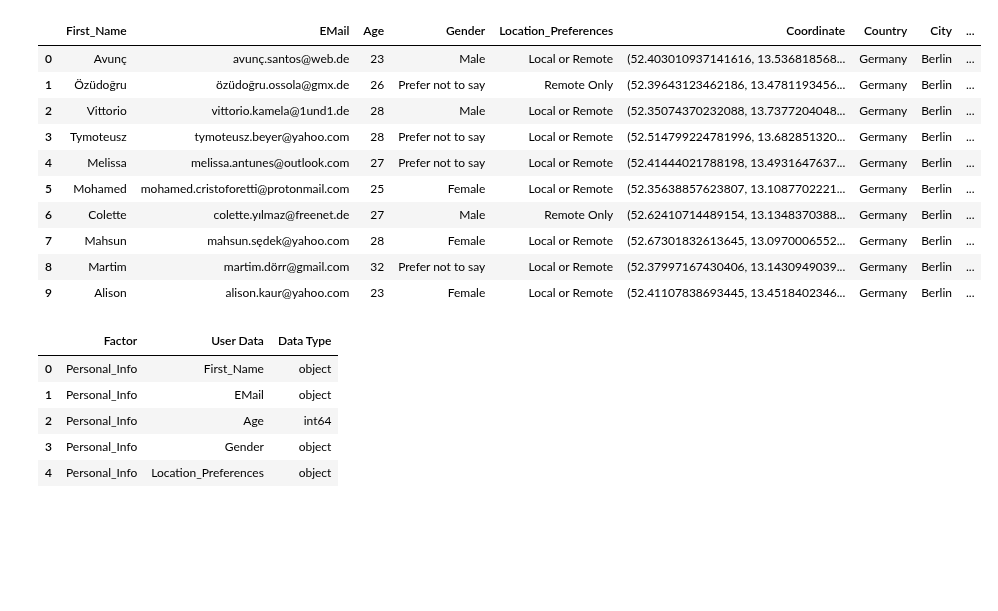
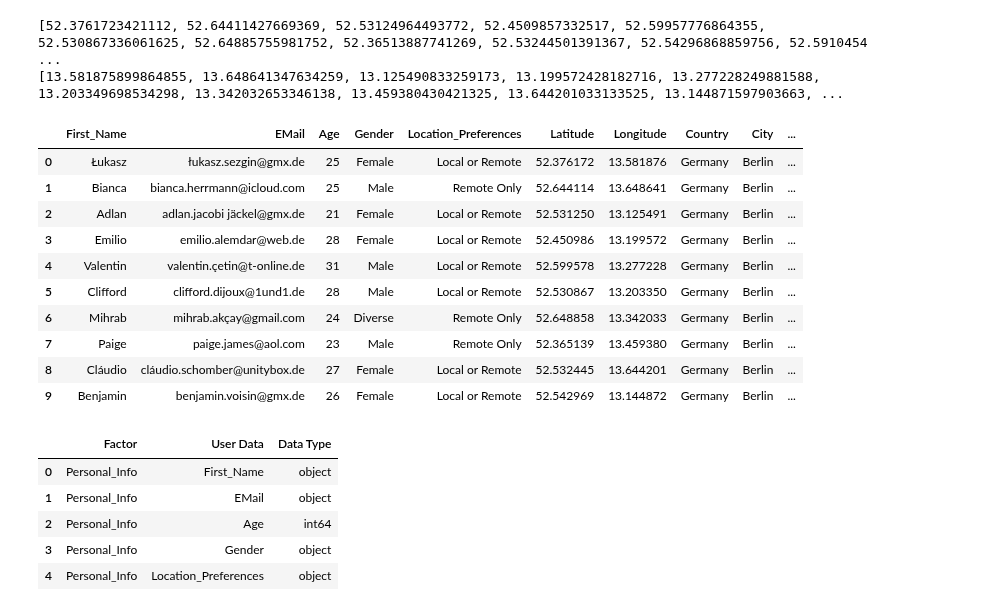
Before and after one commit to TechLabs-Berlin/ws24-skillswap, a Jupyter notebook: DS/data/01_raw/01_Personal_info.ipynb, the cells around one changed output. Cells and saved outputs as stored; diff of their text form; code cells hidden in the pictures; blank space fills up the shorter version.

```diff
--- a/DS/data/01_raw/01_Personal_info.ipynb
+++ b/DS/data/01_raw/01_Personal_info.ipynb
@@ -134,13 +137,20 @@ def generate_random_coordinates():
     return latitude, longitude
 # %%
 # Generate 750 random coordinates in Berlin
-for _ in range(750):
+for _ in range(users):
     latitude, longitude = generate_random_coordinates()
-    Coordinate.append((latitude, longitude))
+    Latitude.append(latitude)
+    Longitude.append(longitude)
+
+print(Latitude)
+print(Longitude)
+# %% [output]
+[52.3761723421112, 52.64411427669369, 52.53124964493772, 52.4509857332517, 52.59957776864355, 52.530867336061625, 52.64885755981752, 52.36513887741269, 52.53244501391367, 52.54296868859756, 52.5910454 ...
+[13.581875899864855, 13.648641347634259, 13.125490833259173, 13.199572428182716, 13.277228249881588, 13.203349698534298, 13.342032653346138, 13.459380430421325, 13.644201033133525, 13.144871597903663, ...
 # %%
 
 # Generate "Country" and "City" (Only Germany and Berlin)
-for _ in range(750):
+for _ in range(users):
     Country.append("Germany")
     City.append("Berlin")
 # %%
@@ -175,7 +185,7 @@ def generate_languages_spoken():
     languages_spoken = random.sample(most_spoken_languages, min(num_languages, len(most_spoken_languages)))
     return languages_spoken
 
-for _ in range(750):
+for _ in range(users):
     Languages_Preferred.append(generate_languages_spoken())
 # %%
 # Create "Last Seen" Data
@@ -191,14 +201,14 @@ answer_probabilities = {
 }
 
 count = 0
-while count < 750:
+while count < users:
     answer = random.choices(list(answer_probabilities.keys()), weights=list(answer_probabilities.values()))[0]
     Last_Seen.append(answer)
     count += 1
-    if count >= 750:
+    if count >= users:
         break
 
-Last_Seen = Last_Seen[:750]
+Last_Seen = Last_Seen[:users]
 # %%
 # Create "Response Time" Data
 # Define possible answers
@@ -212,45 +222,46 @@ answer_probabilities = {
 }
 
 count = 0
-while count < 750:
+while count < users:
     answer = random.choices(list(answer_probabilities.keys()), weights=list(answer_probabilities.values()))[0]
     Response_Time.append(answer)
     count += 1
-    if count >= 750:
+    if count >= users:
         break
 
-Response_Time = Response_Time[:750]
+Response_Time = Response_Time[:users]
 # %%
 # Create Data frame
 
 table = {
     'First_Name': First_Name,
     'EMail': EMail,
     'Age': Age,
     'Gender': Gender,
     'Location_Preferences' : Location_Preferences,
-    'Coordinate': Coordinate,
+    'Latitude' : Latitude,
+    'Longitude' : Longitude,
     'Country': Country,
     'City': City,
     'Languages_Preferred': Languages_Preferred,
     'Last_Seen': Last_Seen,
     'Response_Time': Response_Time
 }
 
 Personal_Info = pd.DataFrame(table)
 Personal_Info.head(10)
 # %% [output]
-|  | First_Name | EMail | Age | Gender | Location_Preferences | Coordinate | Country | City | ... |
-| 0 | Avunç | avunç.santos@web.de | 23 | Male | Local or Remote | (52.403010937141616, 13.536818568... | Germany | Berlin | ... |
-| 1 | Özüdoğru | özüdoğru.ossola@gmx.de | 26 | Prefer not to say | Remote Only | (52.39643123462186, 13.4781193456... | Germany | Berlin | ... |
-| 2 | Vittorio | vittorio.kamela@1und1.de | 28 | Male | Local or Remote | (52.35074370232088, 13.7377204048... | Germany | Berlin | ... |
-| 3 | Tymoteusz | tymoteusz.beyer@yahoo.com | 28 | Prefer not to say | Local or Remote | (52.514799224781996, 13.682851320... | Germany | Berlin | ... |
-| 4 | Melissa | melissa.antunes@outlook.com | 27 | Prefer not to say | Local or Remote | (52.41444021788198, 13.4931647637... | Germany | Berlin | ... |
-| 5 | Mohamed | mohamed.cristoforetti@protonmail.com | 25 | Female | Local or Remote | (52.35638857623807, 13.1087702221... | Germany | Berlin | ... |
-| 6 | Colette | colette.yılmaz@freenet.de | 27 | Male | Remote Only | (52.62410714489154, 13.1348370388... | Germany | Berlin | ... |
-| 7 | Mahsun | mahsun.sędek@yahoo.com | 28 | Female | Local or Remote | (52.67301832613645, 13.0970006552... | Germany | Berlin | ... |
-| 8 | Martim | martim.dörr@gmail.com | 32 | Prefer not to say | Local or Remote | (52.37997167430406, 13.1430949039... | Germany | Berlin | ... |
-| 9 | Alison | alison.kaur@yahoo.com | 23 | Female | Local or Remote | (52.41107838693445, 13.4518402346... | Germany | Berlin | ... |
+|  | First_Name | EMail | Age | Gender | Location_Preferences | Latitude | Longitude | Country | City | ... |
+| 0 | Łukasz | łukasz.sezgin@gmx.de | 25 | Female | Local or Remote | 52.376172 | 13.581876 | Germany | Berlin | ... |
+| 1 | Bianca | bianca.herrmann@icloud.com | 25 | Male | Remote Only | 52.644114 | 13.648641 | Germany | Berlin | ... |
+| 2 | Adlan | adlan.jacobi jäckel@gmx.de | 21 | Female | Local or Remote | 52.531250 | 13.125491 | Germany | Berlin | ... |
+| 3 | Emilio | emilio.alemdar@web.de | 28 | Female | Local or Remote | 52.450986 | 13.199572 | Germany | Berlin | ... |
+| 4 | Valentin | valentin.çetin@t-online.de | 31 | Male | Local or Remote | 52.599578 | 13.277228 | Germany | Berlin | ... |
+| 5 | Clifford | clifford.dijoux@1und1.de | 28 | Male | Local or Remote | 52.530867 | 13.203350 | Germany | Berlin | ... |
+| 6 | Mihrab | mihrab.akçay@gmail.com | 24 | Diverse | Remote Only | 52.648858 | 13.342033 | Germany | Berlin | ... |
+| 7 | Paige | paige.james@aol.com | 23 | Male | Remote Only | 52.365139 | 13.459380 | Germany | Berlin | ... |
+| 8 | Cláudio | cláudio.schomber@unitybox.de | 27 | Female | Local or Remote | 52.532445 | 13.644201 | Germany | Berlin | ... |
+| 9 | Benjamin | benjamin.voisin@gmx.de | 26 | Female | Local or Remote | 52.542969 | 13.144872 | Germany | Berlin | ... |
 # %%
 Personal_Info.to_csv('Personal_Info.csv', index=False)
 # %%
```
Also changed, not shown: parts of 6 cells of this notebook, 9 other files.
